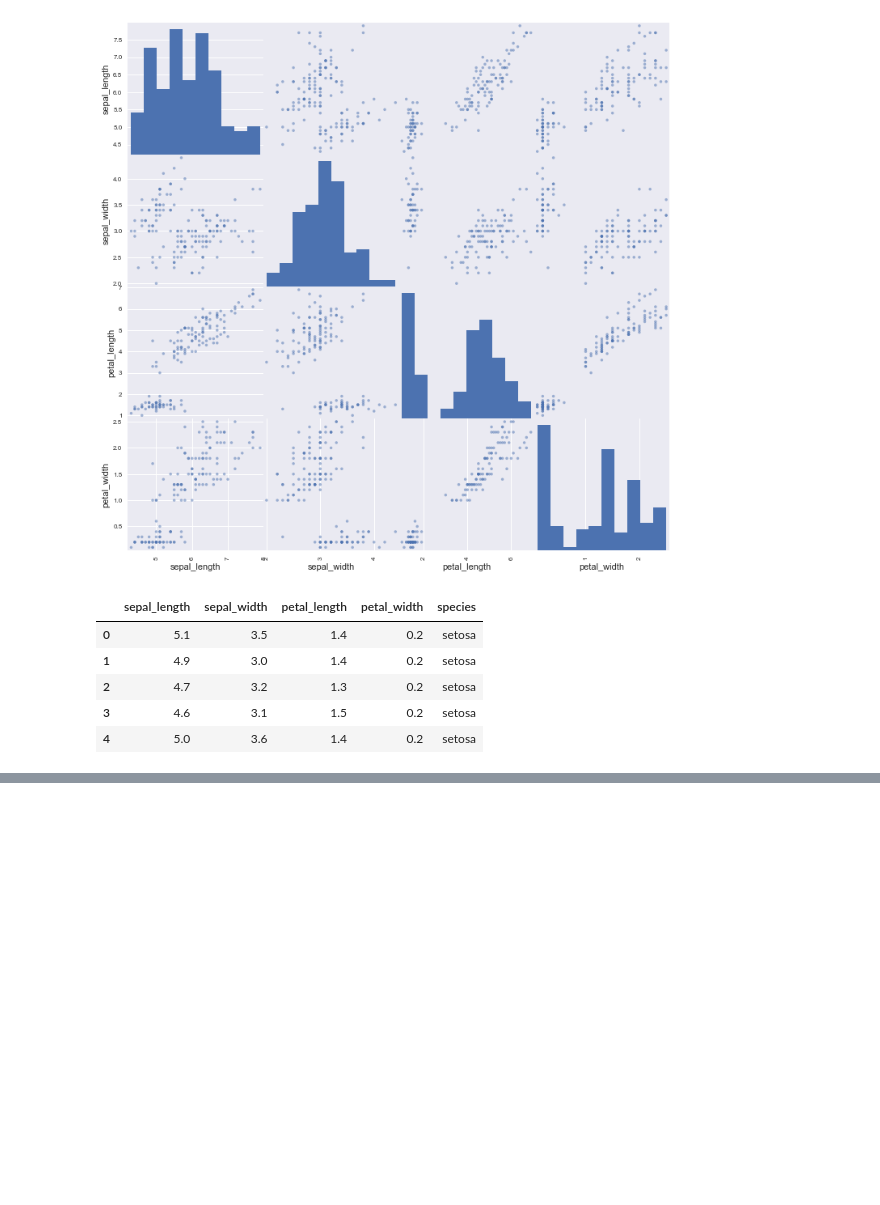
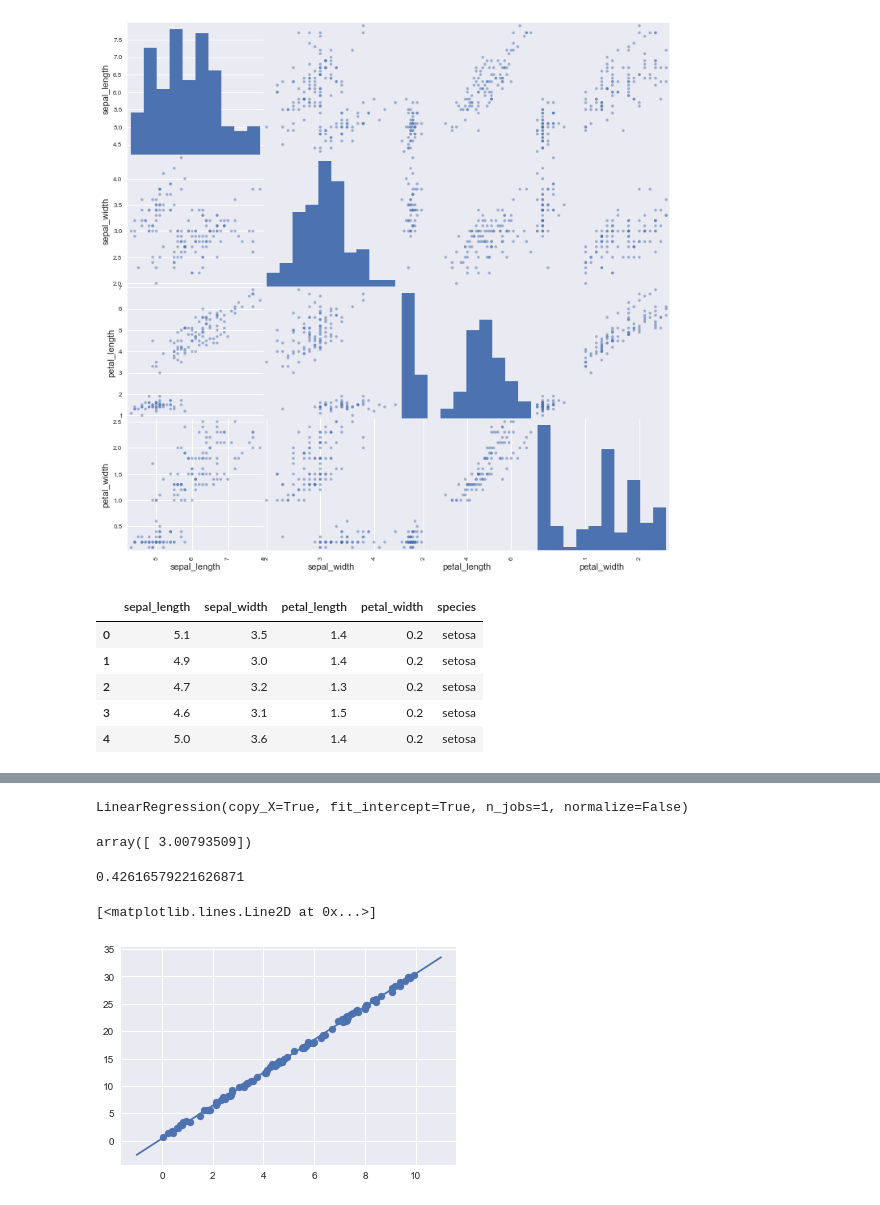
Before and after one commit to carotkut94/iris, a Jupyter notebook: Untitled.ipynb, the cells around one changed output, grey strips where cells are left out. Cells and saved outputs as stored; diff of their text form; code cells hidden in the pictures; blank space fills up the shorter version.

```diff
--- a/Untitled.ipynb
+++ b/Untitled.ipynb
@@ -180,0 +192,24 @@ from sklearn.linear_model import LinearRegression # Importing linear regression
+# %%
+model.fit(X, y)
+# %% [output]
+LinearRegression(copy_X=True, fit_intercept=True, n_jobs=1, normalize=False)
+# %%
+model.coef_
+# %% [output]
+array([ 3.00793509])
+# %%
+model.intercept_
+# %% [output]
+0.42616579221626871
+# %%
+x_fit = np.linspace(-1,11)
+# %%
+X_fit = x_fit.reshape(-1,1)
+# %%
+yfit = model.predict(X_fit)
+# %%
+plt.scatter(x,y)
+plt.plot(x_fit, yfit)
+# %% [output]
+[<matplotlib.lines.Line2D at 0x...>]
+[figure, added]
```
Also changed, not shown: parts of 4 cells of this notebook.
